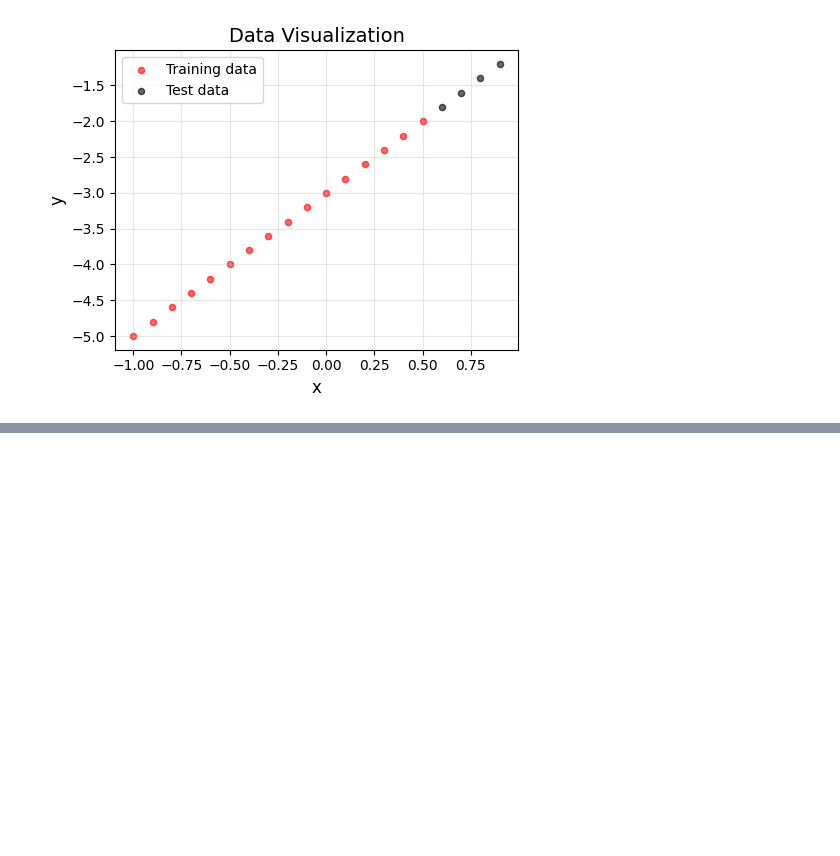
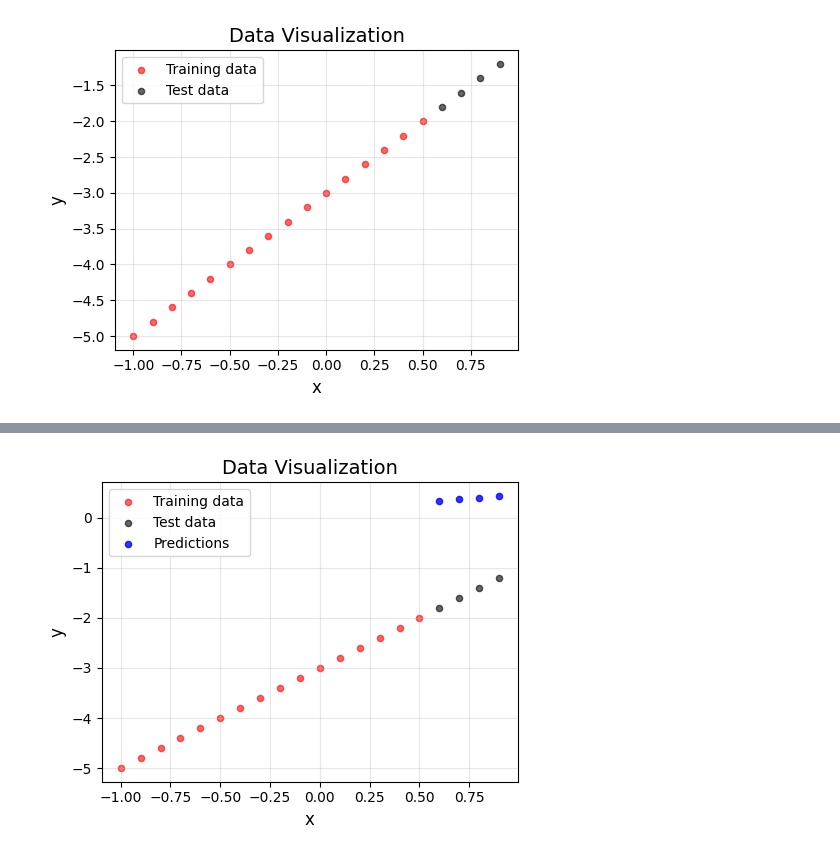
Before and after one commit to jieluo13x/pytorch_learn, a Jupyter notebook: pytorch_workflow.ipynb, the cells around one changed output, grey strips where cells are left out. Drawn from its saved outputs; the diff is of its cells as text; code cells hidden in the pictures; blank space fills up the shorter version.

```diff
--- a/pytorch_workflow.ipynb
+++ b/pytorch_workflow.ipynb
@@ -90,0 +371,3 @@ class LinearRegressionModel(nn.Module):  #(father)
+# %%
+plot_predictions(train_x,train_y,test_x,test_y,pred_without_train)
+# %% [output]
@@ -90,0 +375 @@ class LinearRegressionModel(nn.Module):  #(father)
+[figure, added]
```
Also changed, not shown: parts of 16 cells of this notebook.
